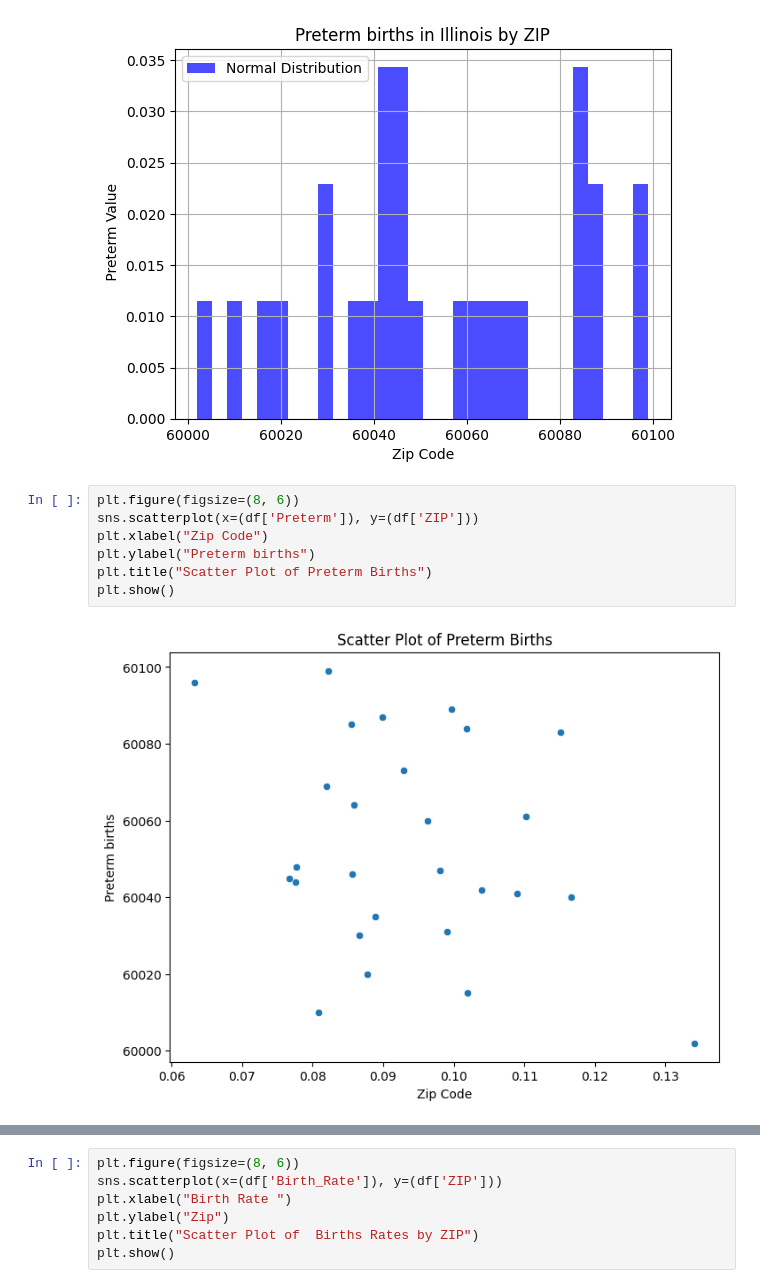
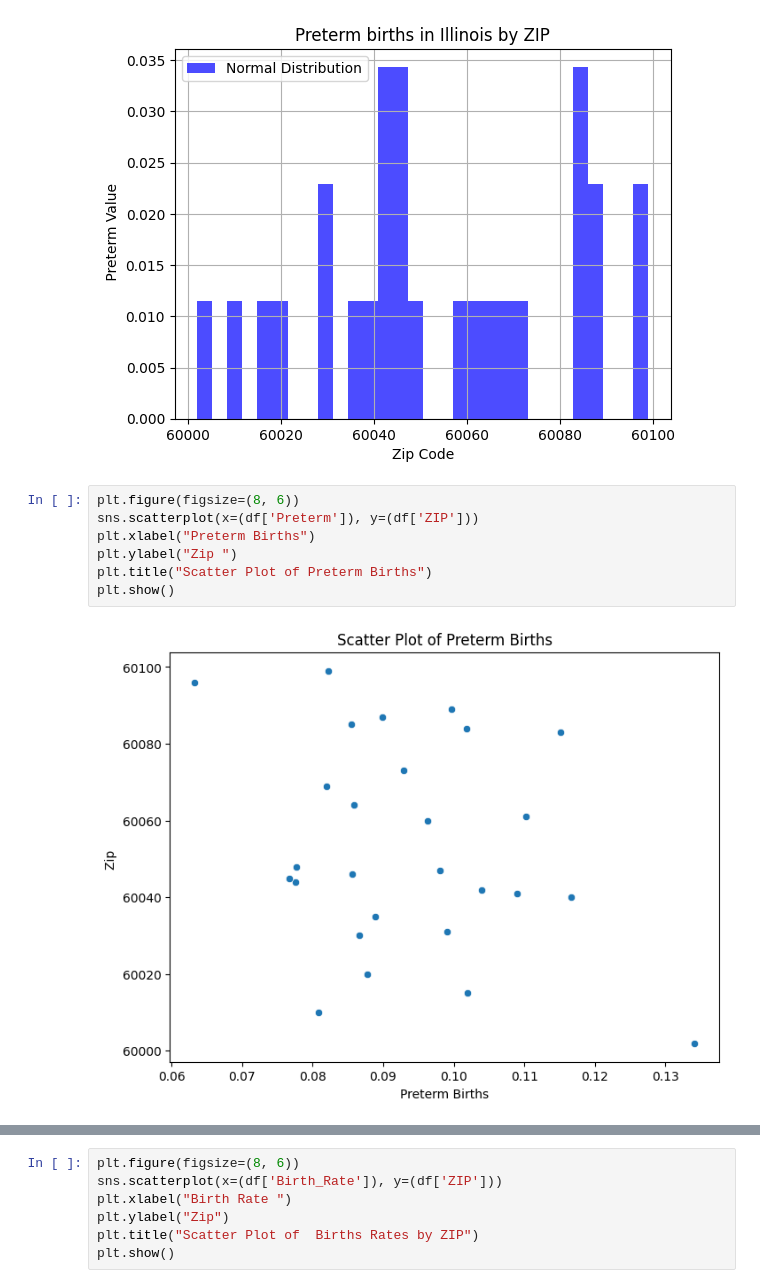
Before and after one commit to malh718/datasci_3_eda, a Jupyter notebook: HHA507HW3.ipynb, the cells around one changed output, grey strips where cells are left out. Drawn from its saved outputs; the diff is of its cells as text.

```diff
--- a/HHA507HW3.ipynb
+++ b/HHA507HW3.ipynb
@@ -95,9 +371,9 @@ plt.show()
 # %%
 plt.figure(figsize=(8, 6))
 sns.scatterplot(x=(df['Preterm']), y=(df['ZIP']))
-plt.xlabel("Zip Code")
-plt.ylabel("Preterm births")
+plt.xlabel("Preterm Births")
+plt.ylabel("Zip ")
 plt.title("Scatter Plot of Preterm Births")
 plt.show()
 # %% [output]
-[figure, old version]
+[figure, new version]
```
Also changed, not shown: parts of 35 cells of this notebook.
